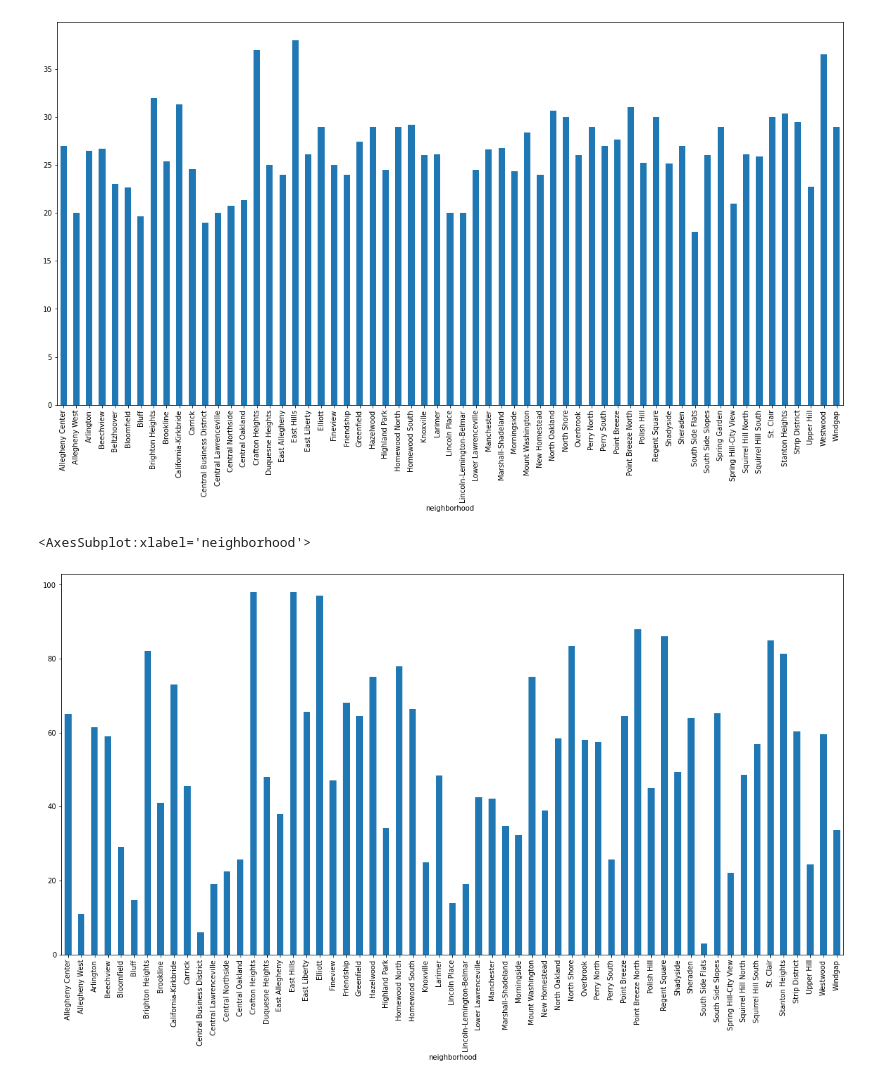
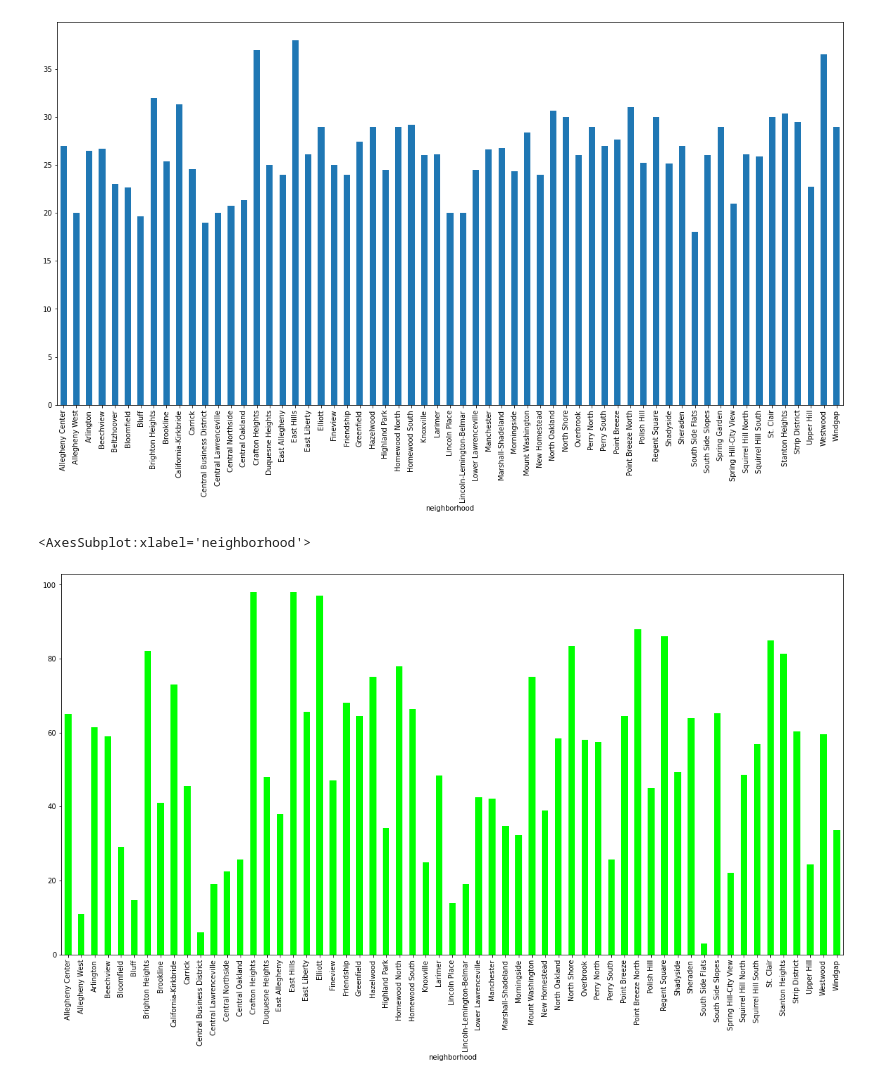
Before and after one commit to aaronjsutton/big-ideas-final, a Jupyter notebook: Traffic-Data.ipynb, the cells around one changed output. Cells and saved outputs as stored; diff of their text form; code cells hidden in the pictures.

Commit message:
Colors in the graph

```diff
--- a/Traffic-Data.ipynb
+++ b/Traffic-Data.ipynb
@@ -55,9 +55,9 @@ df = datasets["traffic"]
 [figure]
 # %%
 df = datasets["traffic"]
-(df.groupby(['neighborhood', 'percent_over_limit'], as_index=False).mean().groupby('neighborhood')['percent_over_limit'].mean()).plot.bar(figsize=(20,10))
+(df.groupby(['neighborhood', 'percent_over_limit'], as_index=False).mean().groupby('neighborhood')['percent_over_limit'].mean()).plot.bar(color="#00ff00", figsize=(20,10))
 # %% [output]
 <AxesSubplot:xlabel='neighborhood'>
-[figure, old version]
+[figure, new version]
 # %%
 df = datasets["traffic"]
```
Also changed, not shown: parts of 1 cell of this notebook, 1 other file.
